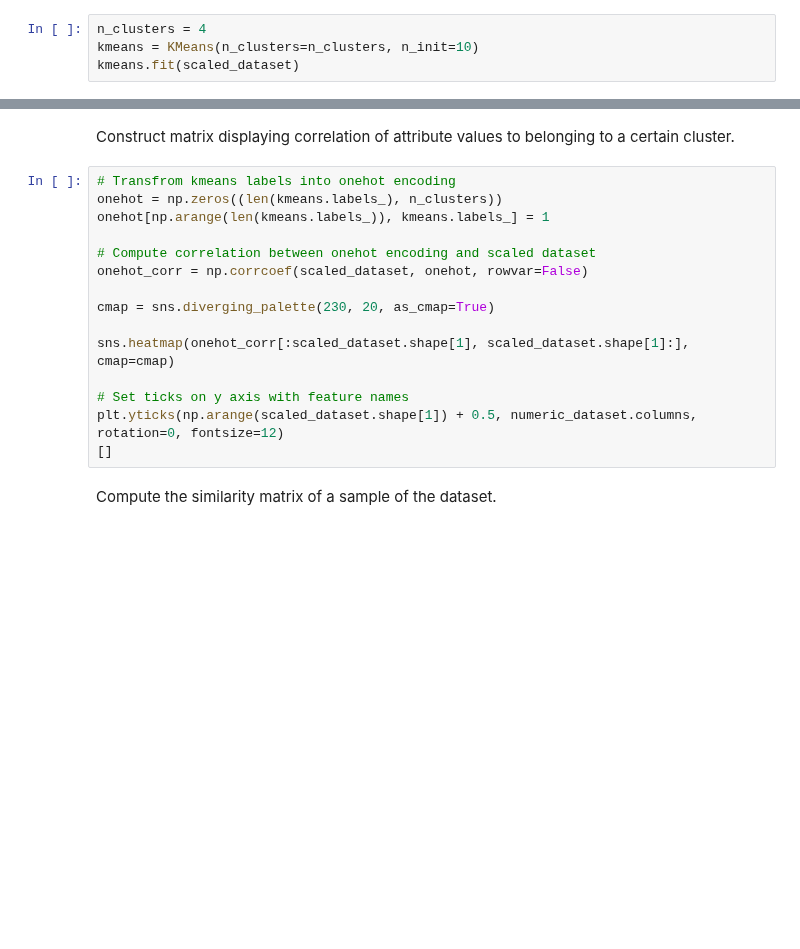
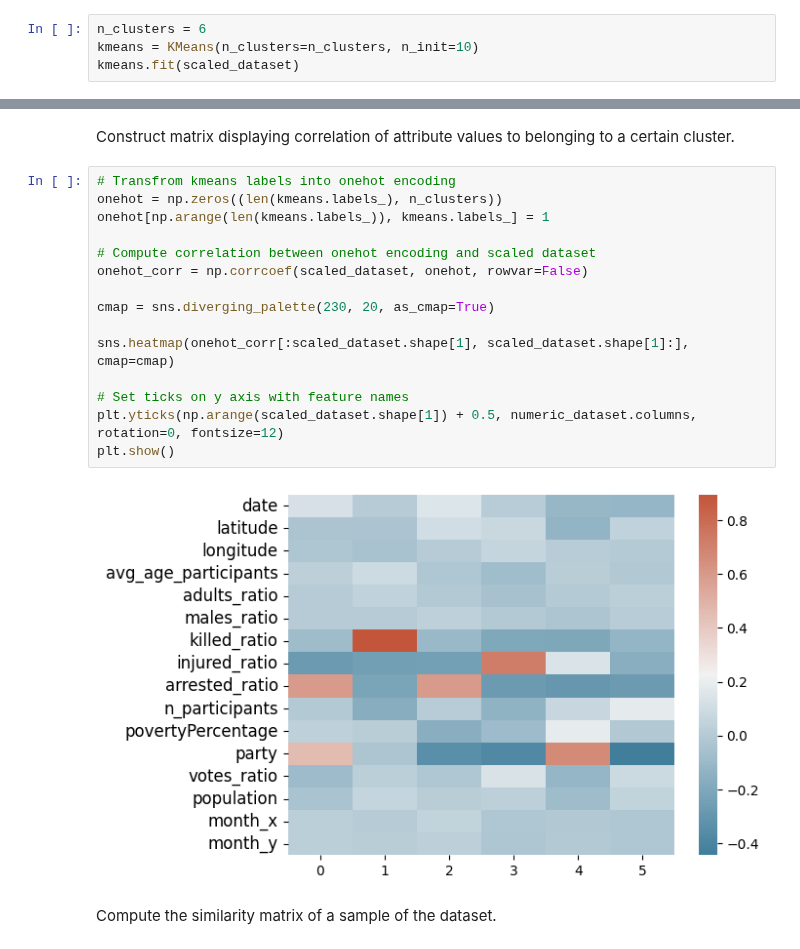
Before and after one commit to biancaziliotto/DataMiningProject, a Jupyter notebook: kmeans.ipynb, the cells around one changed output, grey strips where cells are left out. Saved outputs shown, nothing was run; the diff lists cells and outputs as text; blank space fills up the shorter version.

```diff
--- a/kmeans.ipynb
+++ b/kmeans.ipynb
@@ -90,6 +167,6 @@ plt.show()
 # %% [markdown]
 ## 2.2 Analysis of the centroids and clusters
 # %%
-n_clusters = 4
+n_clusters = 6
 kmeans = KMeans(n_clusters=n_clusters, n_init=10)
 kmeans.fit(scaled_dataset)
@@ -169,18 +288,20 @@ Construct matrix displaying correlation of attribute values to belonging to a ce
 # %%
 # Transfrom kmeans labels into onehot encoding
 onehot = np.zeros((len(kmeans.labels_), n_clusters))
 onehot[np.arange(len(kmeans.labels_)), kmeans.labels_] = 1
 
 # Compute correlation between onehot encoding and scaled dataset
 onehot_corr = np.corrcoef(scaled_dataset, onehot, rowvar=False)
 
 cmap = sns.diverging_palette(230, 20, as_cmap=True)
 
 sns.heatmap(onehot_corr[:scaled_dataset.shape[1], scaled_dataset.shape[1]:], cmap=cmap)
 
 # Set ticks on y axis with feature names
 plt.yticks(np.arange(scaled_dataset.shape[1]) + 0.5, numeric_dataset.columns, rotation=0, fontsize=12)
-[]
+plt.show()
+# %% [output]
+[figure, added]
 # %% [markdown]
 Compute the similarity matrix of a sample of the dataset.
 # %%
```
Also changed, not shown: parts of 30 cells of this notebook.
